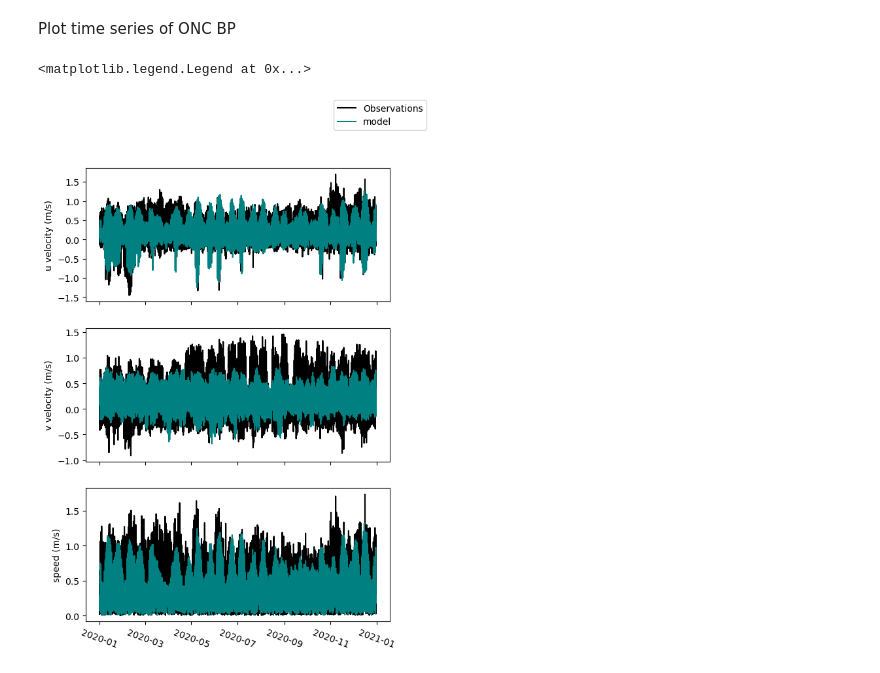
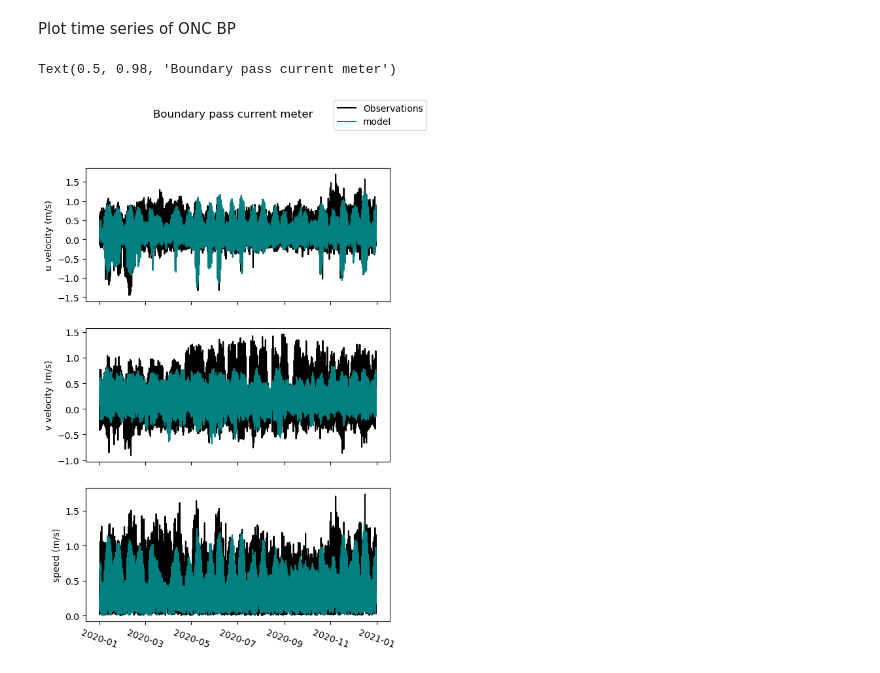
Before and after one commit to SalishSeaCast/analysis-camryn, a Jupyter notebook: notebooks/model_evals/model_eval_currents.ipynb, the cells around one changed output. Drawn from its saved outputs; the diff is of its cells as text; code cells hidden in the pictures.

```diff
--- a/notebooks/model_evals/model_eval_currents.ipynb
+++ b/notebooks/model_evals/model_eval_currents.ipynb
@@ -1005,3 +1005,36 @@ d_vvel.style.format(myformat).apply(highlight_max_min)
 |  | number | bias | rmse | crmse | swillmott | slopedev | const | systematic | nonsystematic | spread |
 | v-vel | 341841 | 0.0596 | 0.308 | 0.303 | 0.419 | 0.435 | 0.116 | 0.137 | 0.236 | 0.325 |
 [figure]
+# %%
+vmax = 1.2
+vmin = -0.6
+
+fig,[ax,ax2] = plt.subplots(1,2,figsize=(8,4))
+
+counts, xedges, yedges, color = ax.hist2d( data_uvel_comb['current_velocity_east'],data_uvel_comb['mod_east_vel'],
+                                           bins=np.arange(vmin, vmax, dbin), norm=LogNorm(),cmap=cmap);
+ax.set_xlabel(f'Observed u-vel')
+ax.set_ylabel(f'Modelled u_vel')
+fig.colorbar(color, ax=ax)
+ax.plot(np.arange(vmin,vmax,0.01),np.arange(vmin,vmax,0.01),color='k')
+a1,b1,stm,nstm = wolfram_perp(data_uvel_comb,'current_velocity_east','mod_east_vel')
+line = a1+np.arange(vmin, vmax, 0.01)*b1
+ax.plot(np.arange(vmin,vmax,0.01),line,'r')
+ax.set_title('u-vel')
+fig.suptitle('Boundary Pass')
+fig.subplots_adjust(wspace=0.3)
+
+counts, xedges, yedges, color = ax2.hist2d( data_vvel_comb['current_velocity_north'],data_vvel_comb['mod_north_vel'],
+                                           bins=np.arange(vmin, vmax, dbin), norm=LogNorm(),cmap=cmap);
+ax2.set_xlabel(f'Observed v-vel')
+ax2.set_ylabel(f'Modelled v_vel')
+fig.colorbar(color, ax=ax2)
+ax2.plot(np.arange(vmin,vmax,0.01),np.arange(vmin,vmax,0.01),color='k')
+a1,b1,stm,nstm = wolfram_perp(data_vvel_comb,'current_velocity_north','mod_north_vel')
+line = a1+np.arange(vmin, vmax, 0.01)*b1
+ax2.plot(np.arange(vmin,vmax,0.01),line,'r')
+ax2.set_title('v-vel')
+fig.subplots_adjust(wspace=0.3)
+
+display(d_uvel.style.format(myformat).apply(highlight_max_min))
+d_vvel.style.format(myformat).apply(highlight_max_min)
@@ -1270,22 +1311,23 @@ data_vvel_comb_2021 = data_vvel_comb[data_vvel_comb['dtime'].dt.year == 2020]
 # %%
 fig,[ax,ax2,ax3] = plt.subplots(3,1,figsize=(6,9))
 ax.plot(data_uvel_comb_2021['dtime'],data_uvel_comb_2021['current_velocity_east'],color='k',label='Observations')
 ax.plot(data_uvel_comb_2021['dtime'],data_uvel_comb_2021['mod_east_vel'],color='teal',label='model')
 ax.set_xticklabels([],rotation=-20)
 ax.set_ylabel('u velocity (m/s)')
 
 ax2.plot(data_vvel_comb_2021['dtime'],data_vvel_comb_2021['current_velocity_north'],color='k')
 ax2.plot(data_vvel_comb_2021['dtime'],data_vvel_comb_2021['mod_north_vel'],color='teal')
 ax2.set_xticklabels([],rotation=-20)
 ax2.set_ylabel('v velocity (m/s)')
 
 ax3.plot(data_uvel_comb_2021['dtime'],data_uvel_comb_2021['obs_speed'],color='k')
 ax3.plot(data_uvel_comb_2021['dtime'],data_uvel_comb_2021['mod_speed'],color='teal')
 plt.xticks(rotation=-20)
 ax3.set_ylabel('speed (m/s)')
 # plt.xticks(rotation=-20)
 
 fig.legend()
+fig.suptitle('Boundary pass current meter')
 # %% [output]
-<matplotlib.legend.Legend at 0x...>
+Text(0.5, 0.98, 'Boundary pass current meter')
-[figure, old version]
+[figure, new version]
```
Also changed, not shown: parts of 4 cells of this notebook.
